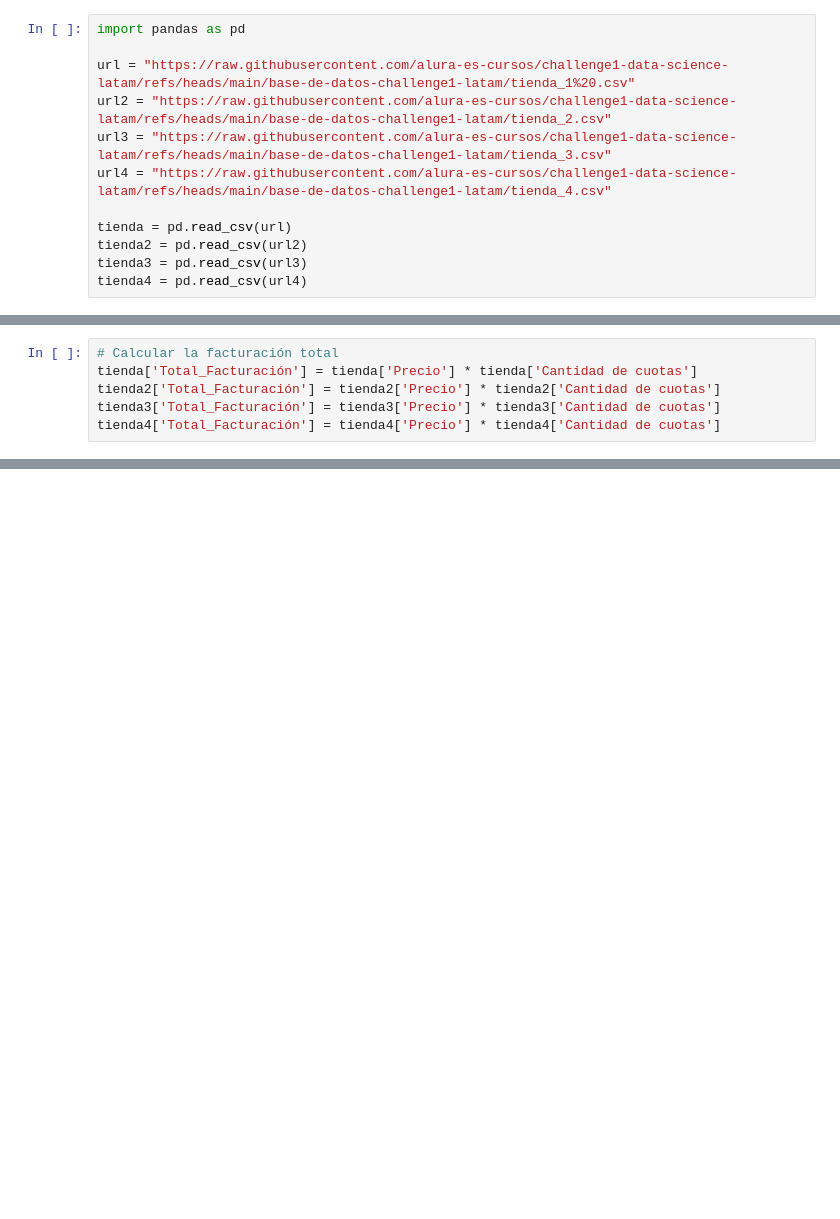
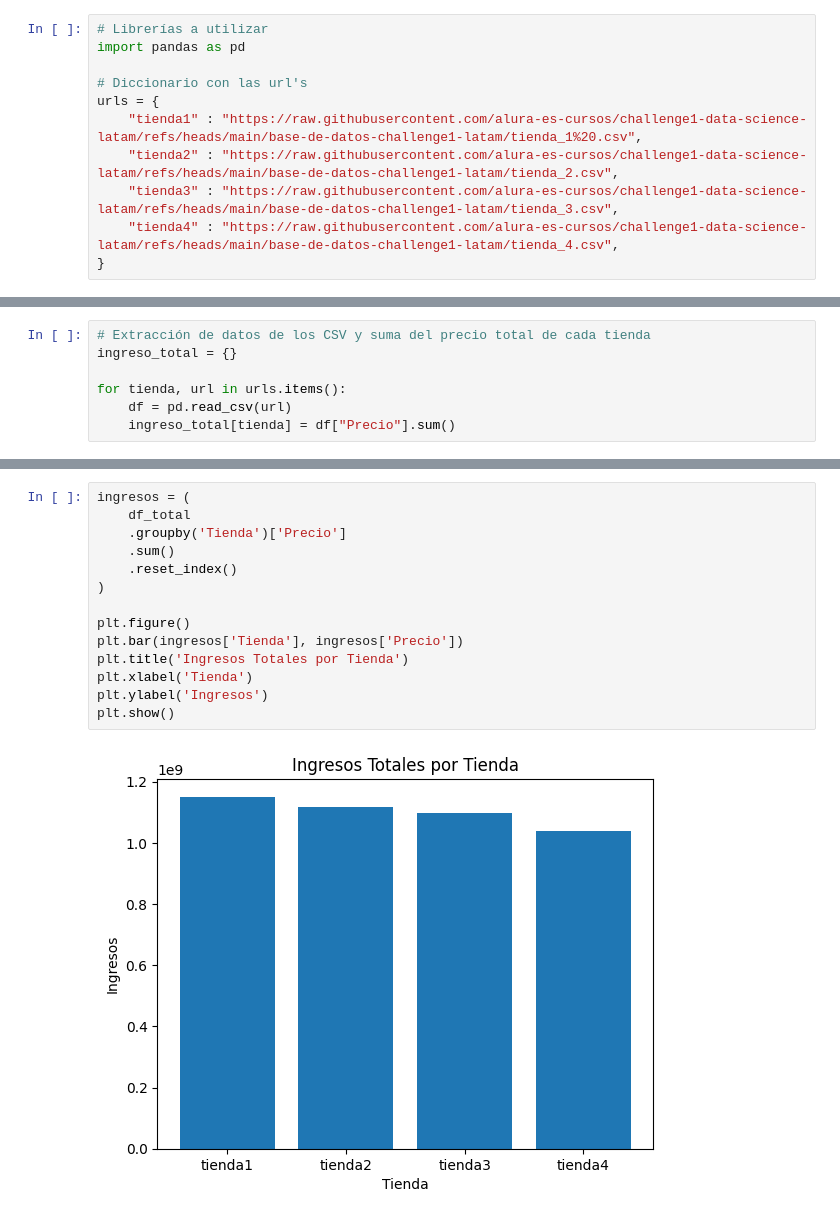
Before and after one commit to marcochc99/Challenge_AluraStore, a Jupyter notebook: Challenge_AluraStore.ipynb, the cells around one changed output, grey strips where cells are left out. Drawn from its saved outputs; the diff is of its cells as text; blank space fills up the shorter version.

Commit message:
Código completado con AD y Visualización

```diff
--- a/Challenge_AluraStore.ipynb
+++ b/Challenge_AluraStore.ipynb
@@ -3,13 +5,12 @@
 # %%
+# Librerías a utilizar
 import pandas as pd
 
-url = "https://raw.githubusercontent.com/alura-es-cursos/challenge1-data-science-latam/refs/heads/main/base-de-datos-challenge1-latam/tienda_1%20.csv"
-url2 = "https://raw.githubusercontent.com/alura-es-cursos/challenge1-data-science-latam/refs/heads/main/base-de-datos-challenge1-latam/tienda_2.csv"
-url3 = "https://raw.githubusercontent.com/alura-es-cursos/challenge1-data-science-latam/refs/heads/main/base-de-datos-challenge1-latam/tienda_3.csv"
-url4 = "https://raw.githubusercontent.com/alura-es-cursos/challenge1-data-science-latam/refs/heads/main/base-de-datos-challenge1-latam/tienda_4.csv"
-
-tienda = pd.read_csv(url)
-tienda2 = pd.read_csv(url2)
-tienda3 = pd.read_csv(url3)
-tienda4 = pd.read_csv(url4)
+# Diccionario con las url's
+urls = {
+    "tienda1" : "https://raw.githubusercontent.com/alura-es-cursos/challenge1-data-science-latam/refs/heads/main/base-de-datos-challenge1-latam/tienda_1%20.csv",
+    "tienda2" : "https://raw.githubusercontent.com/alura-es-cursos/challenge1-data-science-latam/refs/heads/main/base-de-datos-challenge1-latam/tienda_2.csv",
+    "tienda3" : "https://raw.githubusercontent.com/alura-es-cursos/challenge1-data-science-latam/refs/heads/main/base-de-datos-challenge1-latam/tienda_3.csv",
+    "tienda4" : "https://raw.githubusercontent.com/alura-es-cursos/challenge1-data-science-latam/refs/heads/main/base-de-datos-challenge1-latam/tienda_4.csv",
+}
 # %% [markdown]
@@ -17,6 +20,7 @@ tienda4 = pd.read_csv(url4)
 # %%
-# Calcular la facturación total
-tienda['Total_Facturación'] = tienda['Precio'] * tienda['Cantidad de cuotas']
-tienda2['Total_Facturación'] = tienda2['Precio'] * tienda2['Cantidad de cuotas']
-tienda3['Total_Facturación'] = tienda3['Precio'] * tienda3['Cantidad de cuotas']
-tienda4['Total_Facturación'] = tienda4['Precio'] * tienda4['Cantidad de cuotas']
+# Extracción de datos de los CSV y suma del precio total de cada tienda
+ingreso_total = {}
+
+for tienda, url in urls.items():
+    df = pd.read_csv(url)
+    ingreso_total[tienda] = df["Precio"].sum()
@@ -33,0 +163,16 @@ Facturación total de Tienda 4: 3098827200.0
+# %%
+ingresos = (
+    df_total
+    .groupby('Tienda')['Precio']
+    .sum()
+    .reset_index()
+)
+
+plt.figure()
+plt.bar(ingresos['Tienda'], ingresos['Precio'])
+plt.title('Ingresos Totales por Tienda')
+plt.xlabel('Tienda')
+plt.ylabel('Ingresos')
+plt.show()
+# %% [output]
+[figure, added]
```
Also changed, not shown: parts of 29 cells of this notebook.
